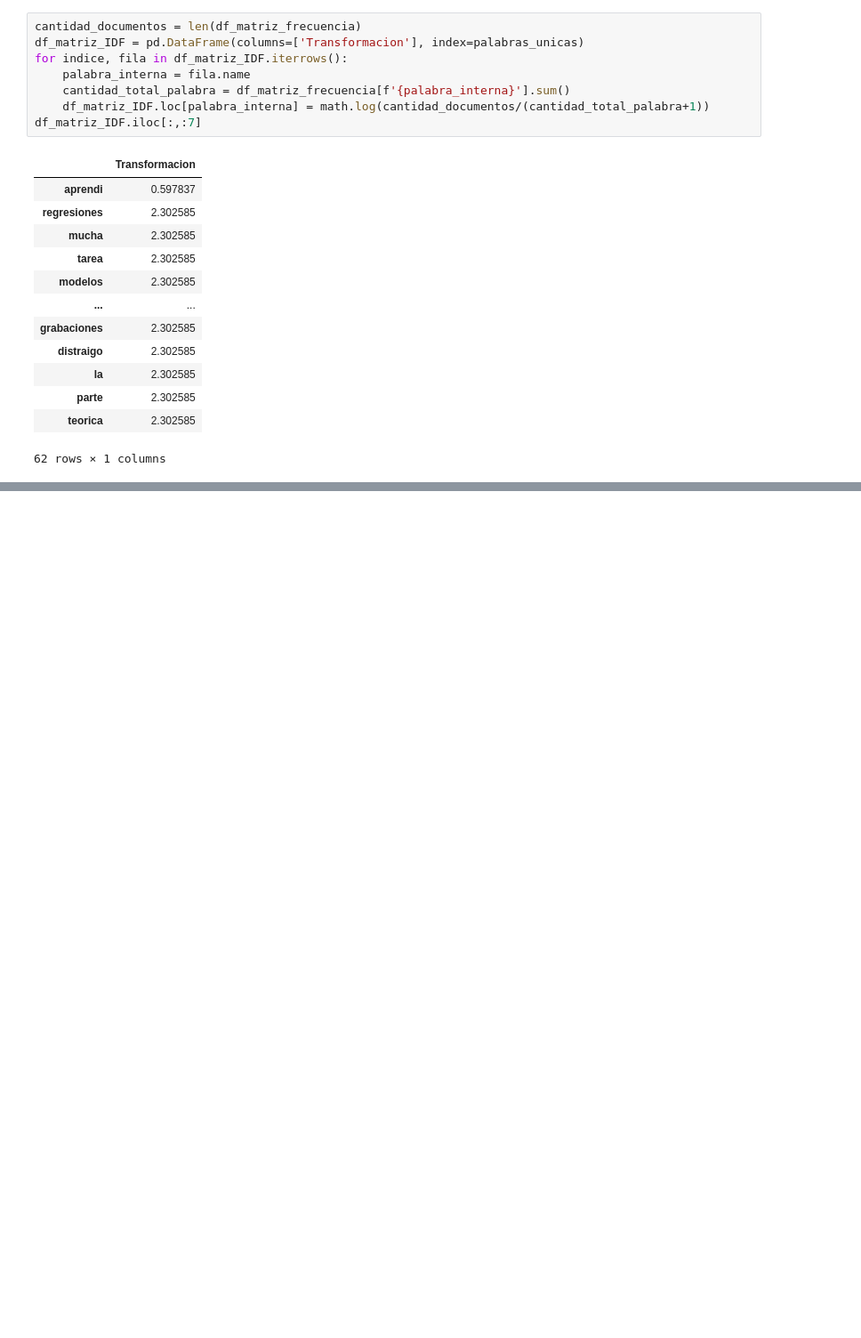
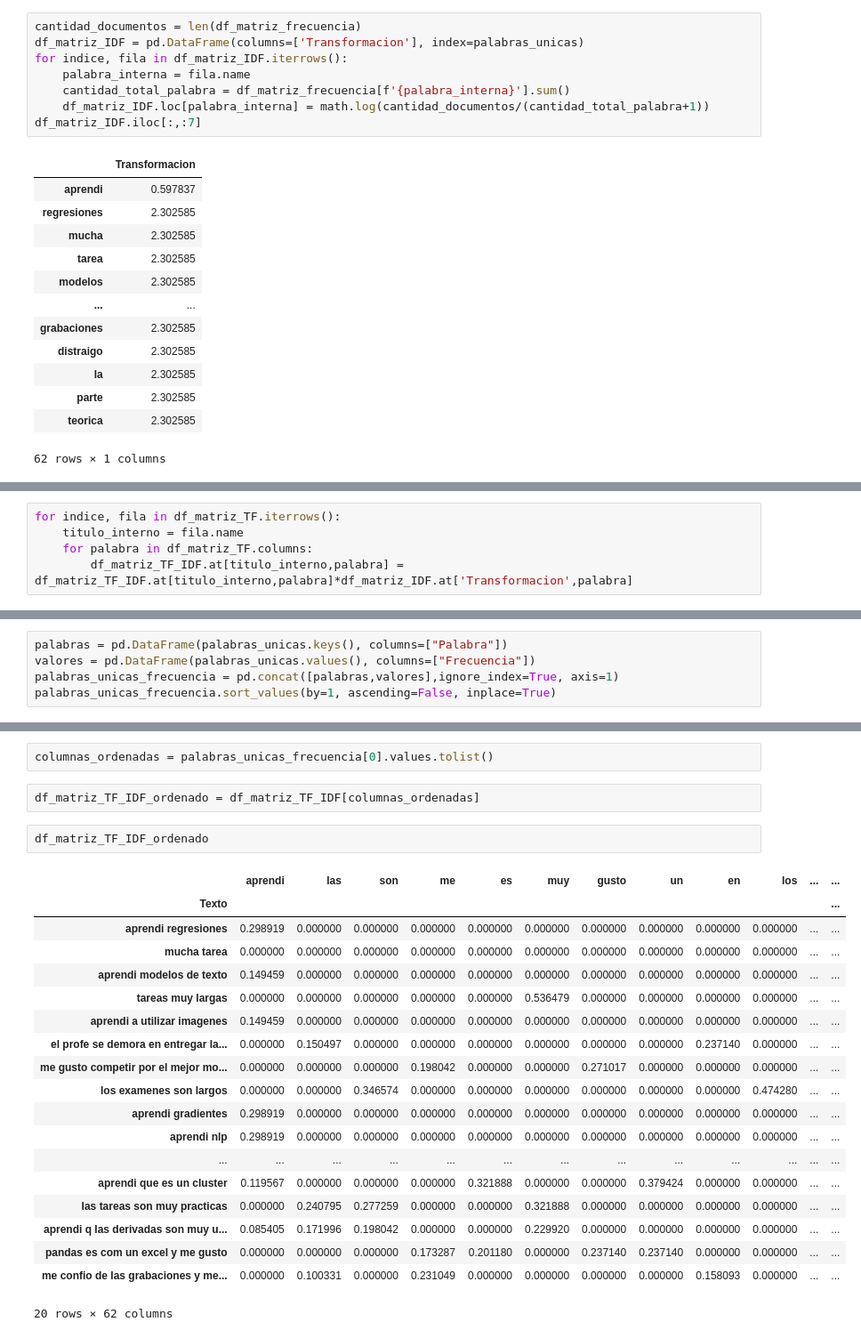
Before and after one commit to devBorisG/Estadistica-III, a Jupyter notebook: Final/Final Definitivo/punto_2.ipynb, the cells around one changed output, grey strips where cells are left out. Shown at 89% size. Cells and saved outputs as stored; diff of their text form; blank space fills up the shorter version.

```diff
--- a/Final/Final Definitivo/punto_2.ipynb
+++ b/Final/Final Definitivo/punto_2.ipynb
@@ -146,0 +146,5 @@ df_matriz_TF_IDF = df_matriz_TF.copy()
+# %%
+for indice, fila in df_matriz_TF.iterrows():
+    titulo_interno = fila.name
+    for palabra in df_matriz_TF.columns:
+        df_matriz_TF_IDF.at[titulo_interno,palabra] = df_matriz_TF_IDF.at[titulo_interno,palabra]*df_matriz_IDF.at['Transformacion',palabra]
@@ -146,0 +172,5 @@ df_matriz_TF_IDF = df_matriz_TF.copy()
+# %%
+palabras = pd.DataFrame(palabras_unicas.keys(), columns=["Palabra"])
+valores = pd.DataFrame(palabras_unicas.values(), columns=["Frecuencia"])
+palabras_unicas_frecuencia = pd.concat([palabras,valores],ignore_index=True, axis=1)
+palabras_unicas_frecuencia.sort_values(by=1, ascending=False, inplace=True)
@@ -146,0 +193,26 @@ df_matriz_TF_IDF = df_matriz_TF.copy()
+# %%
+columnas_ordenadas = palabras_unicas_frecuencia[0].values.tolist()
+# %%
+df_matriz_TF_IDF_ordenado = df_matriz_TF_IDF[columnas_ordenadas]
+# %%
+df_matriz_TF_IDF_ordenado
+# %% [output]
+|  | aprendi | las | son | me | es | muy | gusto | un | en | los | ... | ... |
+| Texto |  |  |  |  |  |  |  |  |  |  |  | ... |
+| aprendi regresiones | 0.298919 | 0.000000 | 0.000000 | 0.000000 | 0.000000 | 0.000000 | 0.000000 | 0.000000 | 0.000000 | 0.000000 | ... | ... |
+| mucha tarea | 0.000000 | 0.000000 | 0.000000 | 0.000000 | 0.000000 | 0.000000 | 0.000000 | 0.000000 | 0.000000 | 0.000000 | ... | ... |
+| aprendi modelos de texto | 0.149459 | 0.000000 | 0.000000 | 0.000000 | 0.000000 | 0.000000 | 0.000000 | 0.000000 | 0.000000 | 0.000000 | ... | ... |
+| tareas muy largas | 0.000000 | 0.000000 | 0.000000 | 0.000000 | 0.000000 | 0.536479 | 0.000000 | 0.000000 | 0.000000 | 0.000000 | ... | ... |
+| aprendi a utilizar imagenes | 0.149459 | 0.000000 | 0.000000 | 0.000000 | 0.000000 | 0.000000 | 0.000000 | 0.000000 | 0.000000 | 0.000000 | ... | ... |
+| el profe se demora en entregar la... | 0.000000 | 0.150497 | 0.000000 | 0.000000 | 0.000000 | 0.000000 | 0.000000 | 0.000000 | 0.237140 | 0.000000 | ... | ... |
+| me gusto competir por el mejor mo... | 0.000000 | 0.000000 | 0.000000 | 0.198042 | 0.000000 | 0.000000 | 0.271017 | 0.000000 | 0.000000 | 0.000000 | ... | ... |
+| los examenes son largos | 0.000000 | 0.000000 | 0.346574 | 0.000000 | 0.000000 | 0.000000 | 0.000000 | 0.000000 | 0.000000 | 0.474280 | ... | ... |
+| aprendi gradientes | 0.298919 | 0.000000 | 0.000000 | 0.000000 | 0.000000 | 0.000000 | 0.000000 | 0.000000 | 0.000000 | 0.000000 | ... | ... |
+| aprendi nlp | 0.298919 | 0.000000 | 0.000000 | 0.000000 | 0.000000 | 0.000000 | 0.000000 | 0.000000 | 0.000000 | 0.000000 | ... | ... |
+| ... | ... | ... | ... | ... | ... | ... | ... | ... | ... | ... | ... | ... |
+| aprendi que es un cluster | 0.119567 | 0.000000 | 0.000000 | 0.000000 | 0.321888 | 0.000000 | 0.000000 | 0.379424 | 0.000000 | 0.000000 | ... | ... |
+| las tareas son muy practicas | 0.000000 | 0.240795 | 0.277259 | 0.000000 | 0.000000 | 0.321888 | 0.000000 | 0.000000 | 0.000000 | 0.000000 | ... | ... |
+| aprendi q las derivadas son muy u... | 0.085405 | 0.171996 | 0.198042 | 0.000000 | 0.000000 | 0.229920 | 0.000000 | 0.000000 | 0.000000 | 0.000000 | ... | ... |
+| pandas es com un excel y me gusto | 0.000000 | 0.000000 | 0.000000 | 0.173287 | 0.201180 | 0.000000 | 0.237140 | 0.237140 | 0.000000 | 0.000000 | ... | ... |
+| me confio de las grabaciones y me... | 0.000000 | 0.100331 | 0.000000 | 0.231049 | 0.000000 | 0.000000 | 0.000000 | 0.000000 | 0.158093 | 0.000000 | ... | ... |
+20 rows × 62 columns
```
Also changed, not shown: parts of 6 cells of this notebook.
